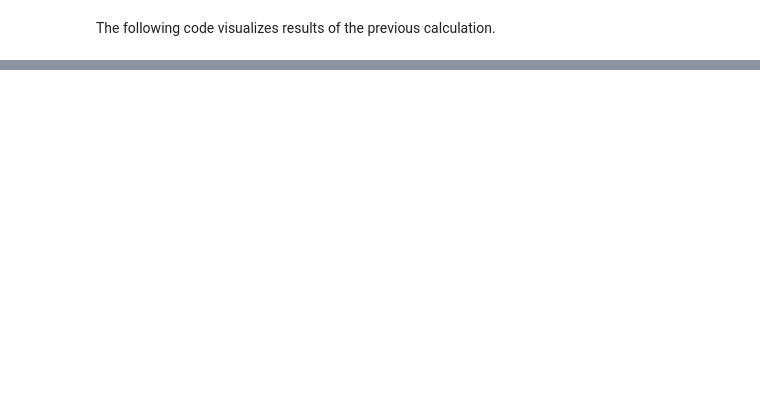
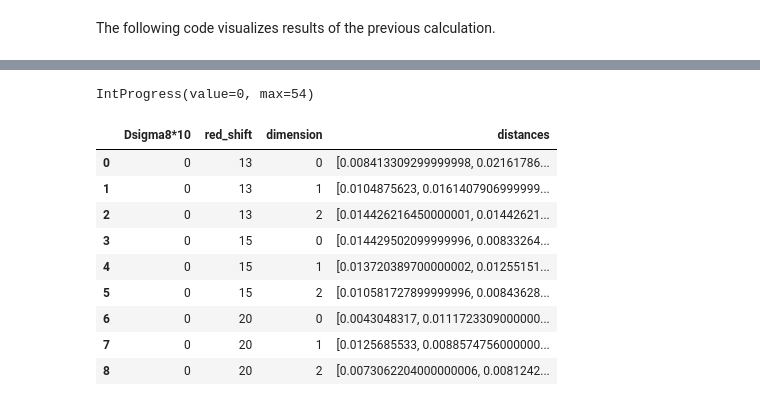
Before and after one commit to mtsizh/bottleneck-distance-for-sigma8, a Jupyter notebook: wasserstein_distance.ipynb, the cells around one changed output, grey strips where cells are left out. Drawn from its saved outputs; the diff is of its cells as text; code cells hidden in the pictures; blank space fills up the shorter version.

```diff
--- a/wasserstein_distance.ipynb
+++ b/wasserstein_distance.ipynb
@@ -189,0 +204,48 @@ HBox(children=(Dropdown(description='dimension', options=(0, 1, 2), value=0), Dr
+# %%
+order = 1.0
+
+import gudhi.wasserstein
+
+df = pd.read_json(read_from)
+result = pd.DataFrame(columns=["Dsigma8*10", "red_shift", "dimension", "distances"])
+
+bar = IntProgress(min=0, max=len(df.index))
+bar.value = 0
+display.display(bar)
+
+for r_shift in df['red_shift'].unique():
+  df1 = df[df['red_shift'] == r_shift]
+  for dimension in df['dimension'].unique():
+    df2 = df1[df1['dimension'] == dimension]
+    distances = []
+    for idx1 in range(len(df2.index)):
+      I1 = np.transpose([df2.iloc[idx1]['born'], df2.iloc[idx1]['dies']]).astype(float)
+      sigma81 = df2.iloc[idx1]['sigma8*10']
+      for idx2 in range(len(df2.index)):
+        if idx2 <= idx1:
+          continue
+        I2 = np.transpose([df2.iloc[idx2]['born'], df2.iloc[idx2]['dies']]).astype(float)
+        sigma82 = df2.iloc[idx2]['sigma8*10']
+        dist = float(gudhi.bottleneck_distance(I1, I2))
+        #dist = float(gudhi.wasserstein.wasserstein_distance(I1, I2, order))
+        distances.append(dist)
+      bar.value += 1
+    row = {'Dsigma8*10': np.abs(sigma81 - sigma82),
+          'red_shift': r_shift,
+          'dimension': dimension,
+          'distances': distances}
+    result = result.append(row, ignore_index = True)
+
+result
+# %% [output]
+IntProgress(value=0, max=54)
+|  | Dsigma8*10 | red_shift | dimension | distances |
+| 0 | 0 | 13 | 0 | [0.008413309299999998, 0.02161786... |
+| 1 | 0 | 13 | 1 | [0.0104875623, 0.0161407906999999... |
+| 2 | 0 | 13 | 2 | [0.014426216450000001, 0.01442621... |
+| 3 | 0 | 15 | 0 | [0.014429502099999996, 0.00833264... |
+| 4 | 0 | 15 | 1 | [0.013720389700000002, 0.01255151... |
+| 5 | 0 | 15 | 2 | [0.010581727899999996, 0.00843628... |
+| 6 | 0 | 20 | 0 | [0.0043048317, 0.0111723309000000... |
+| 7 | 0 | 20 | 1 | [0.0125685533, 0.0088574756000000... |
+| 8 | 0 | 20 | 2 | [0.0073062204000000006, 0.0081242... |
```
Also changed, not shown: parts of 2 cells of this notebook.
